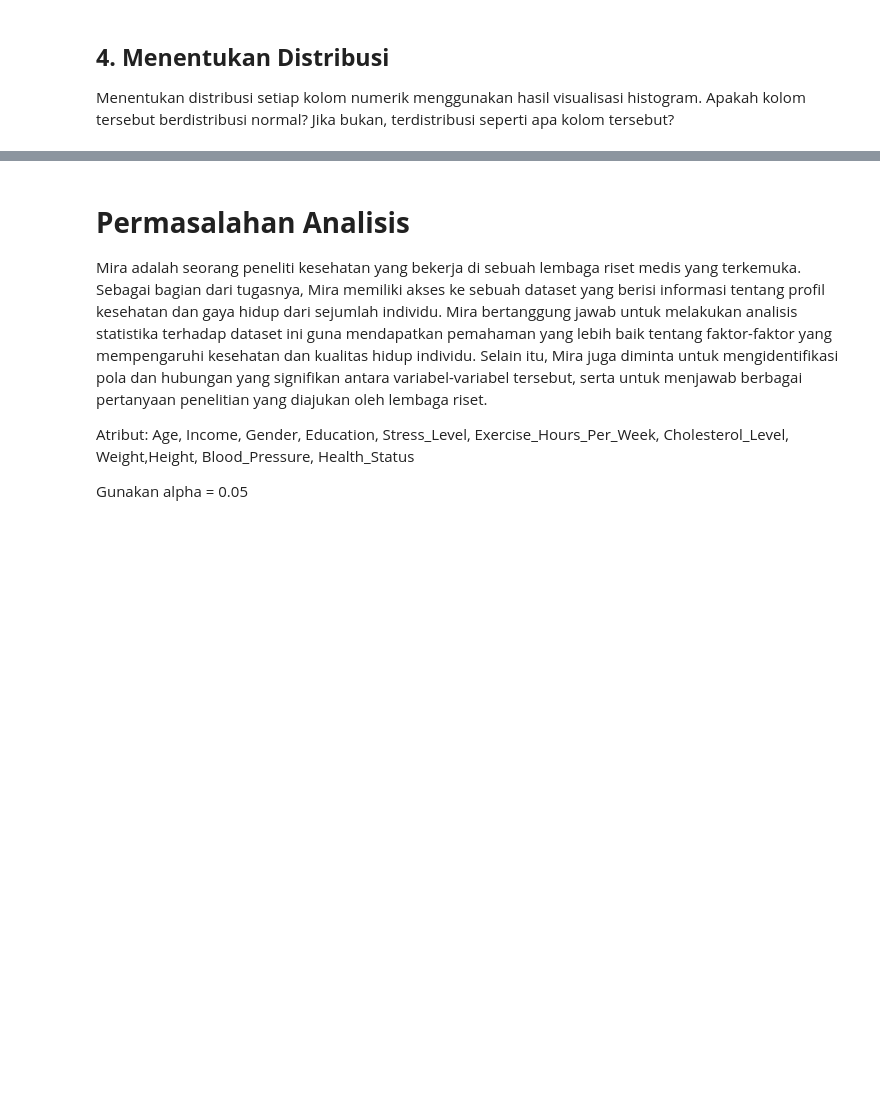
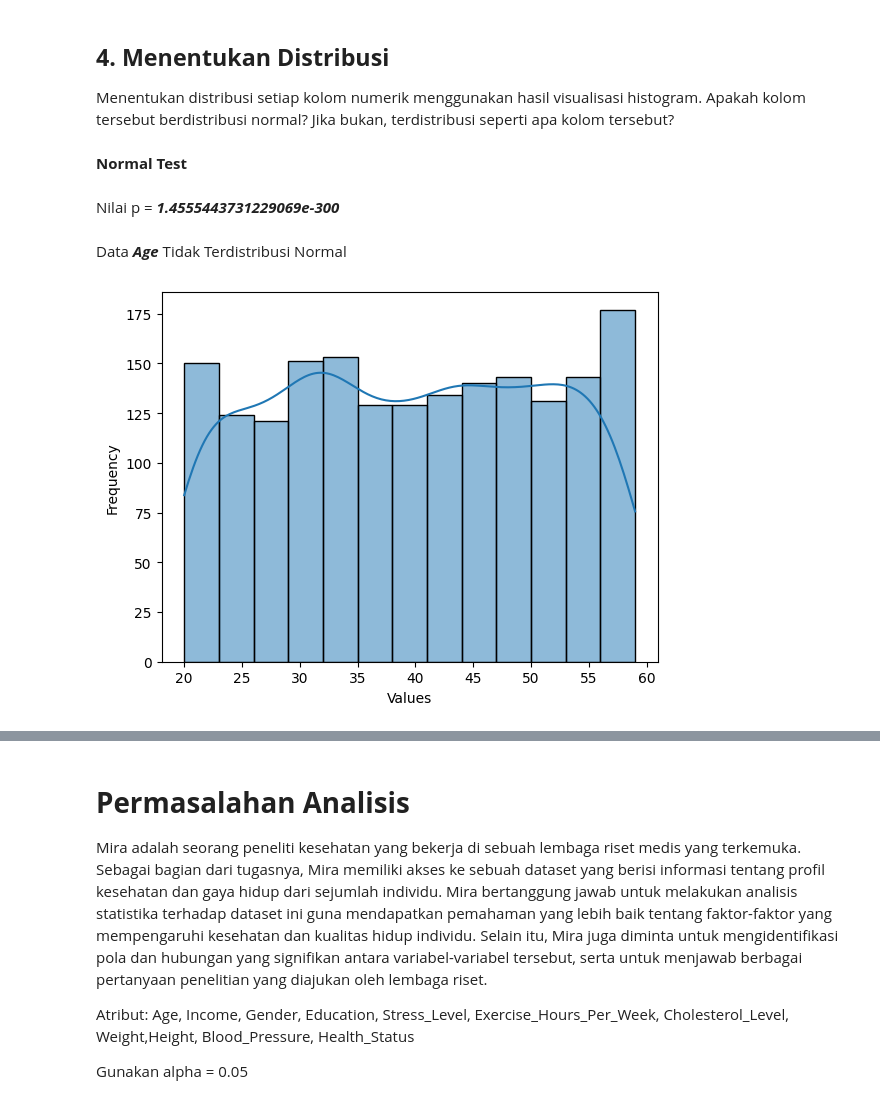
Before and after one commit to Farhannr28/K01-IF2220-13522037-13522039, a Jupyter notebook: Tugas_Besar_Probstat.ipynb, the cells around one changed output, grey strips where cells are left out. Saved outputs shown, nothing was run; the diff lists cells and outputs as text; code cells hidden in the pictures; blank space fills up the shorter version.

```diff
--- a/Tugas_Besar_Probstat.ipynb
+++ b/Tugas_Besar_Probstat.ipynb
@@ -437,3 +438,25 @@ distribution_plot(clean_df['Weight'])
 # %% [markdown]
 ## **4. Menentukan Distribusi**
 Menentukan distribusi setiap kolom numerik menggunakan hasil visualisasi histogram. Apakah kolom tersebut berdistribusi normal? Jika bukan, terdistribusi seperti apa kolom tersebut?
+# %%
+def normal_distribution_test(column: pd.core.series.Series, alpha=0.05):
+    # normal test
+    stat, p = normaltest(column)
+    display(Markdown(f'**Normal Test**'))
+    display(Markdown(f'Nilai p = ***{p}***'))
+    if p > alpha:
+        display(Markdown(f'Data ***{column.name}*** Terdistribusi Normal'))
+    else:
+        display(Markdown(f'Data ***{column.name}*** Tidak Terdistribusi Normal'))
+
+    sns.histplot(column, kde=True)
+    plt.xlabel('Values')
+    plt.ylabel('Frequency')
+    plt.show()
+# %%
+normal_distribution_test(clean_df['Age'])
+# %% [output]
+**Normal Test**
+Nilai p = ***1.4555443731229069e-300***
+Data ***Age*** Tidak Terdistribusi Normal
+[figure, added]
```
Also changed, not shown: parts of 9 cells of this notebook.
